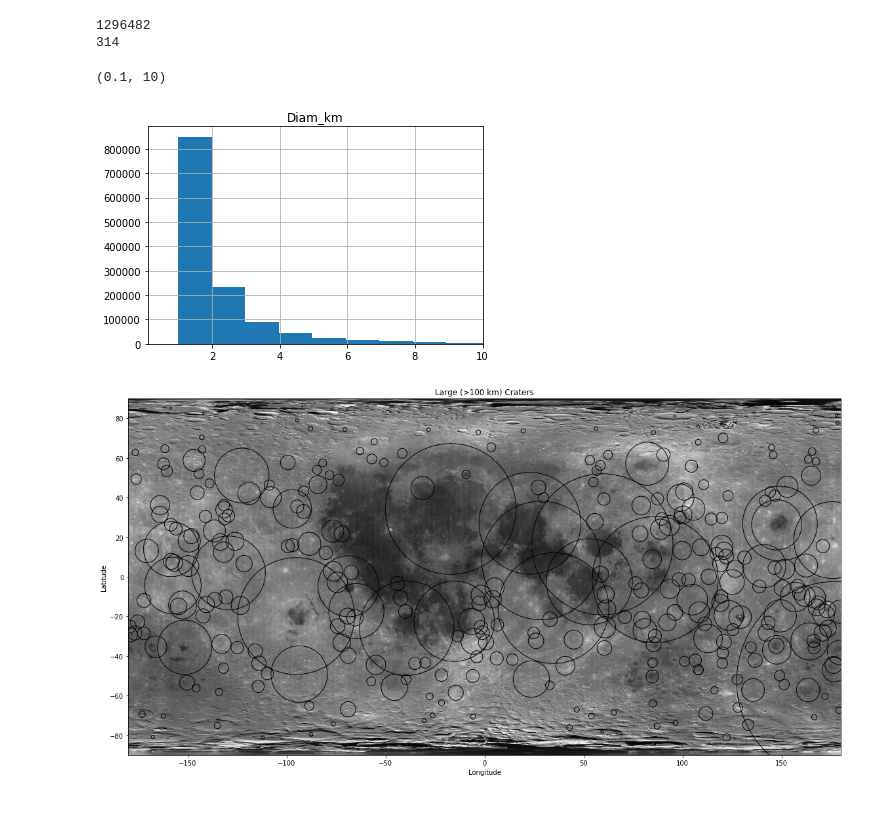
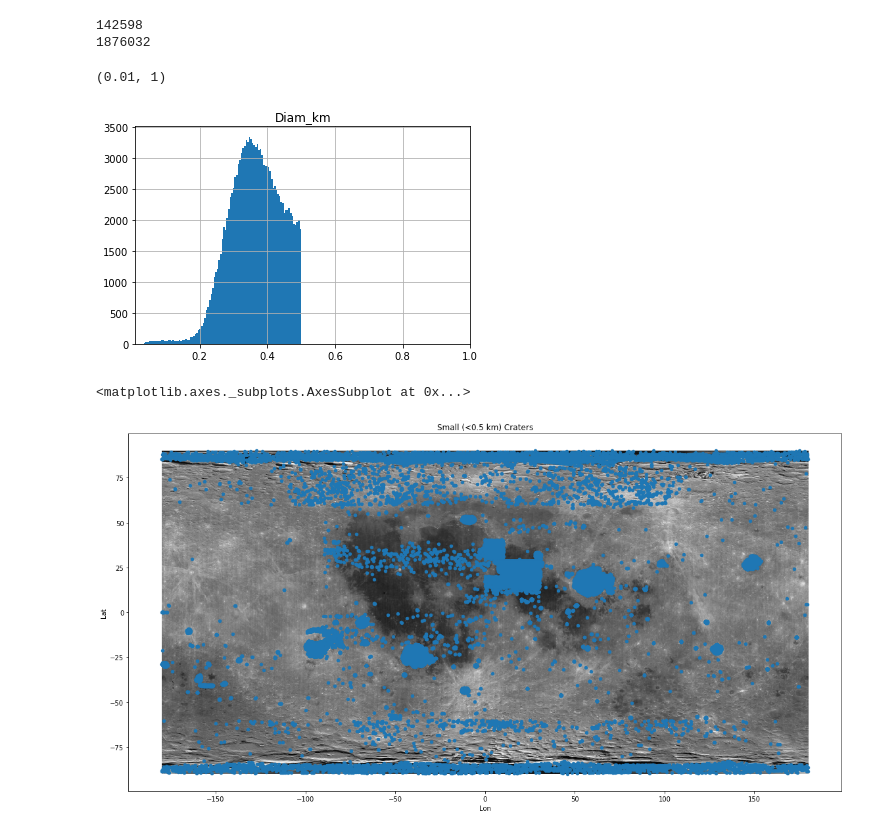
Before and after one commit to yuvalgrossman/DeepCrater, a Jupyter notebook: catalogues/import_Robbins2018_LunarCraters_Catalog.ipynb, the cells around one changed output. Cells and saved outputs as stored; diff of their text form; code cells hidden in the pictures; blank space fills up the shorter version.

Commit message:
update robbins catalog: added small craters part (<1km)

```diff
--- a/catalogues/import_Robbins2018_LunarCraters_Catalog.ipynb
+++ b/catalogues/import_Robbins2018_LunarCraters_Catalog.ipynb
@@ -49,0 +13,4 @@ cc.describe()
+# %%
+!rm -r lunar_crater*
+!rm -r Catalog_Moon_Release*
+cc=pd.read_csv('RobbinsLunarCraters.csv',index_col=0)
@@ -50,6 +45,6 @@ cc.describe()
 # %%
 # lon is between 0 and 360, lets make it compatible with the other catalogs:
-cc.loc[cc.Lon>180,'Lon']-=360
-cc.describe()
+cc2.loc[cc2.Lon>180,'Lon']-=360
+cc2.describe()
 # %% [output]
 |  | Lat | Lon | Diam_km |
@@ -63,0 +59,3 @@ cc.describe()
+# %%
+cc=pd.concat([cc,cc2])
+cc.describe()
@@ -64,35 +72,37 @@ cc.describe()
 # %%
 cc.to_csv('RobbinsLunarCraters.csv')
 # %%
-cc_small = cc[cc.Diam_km<=100]
+cc_small = cc[cc.Diam_km<=0.5]
 print(len(cc_small))
-cc_large = cc[cc.Diam_km>100]
+cc_large = cc[cc.Diam_km>0.5]
 print(len(cc_large))
 %matplotlib inline
 ax1 = cc_small.hist('Diam_km', bins=100)
-plt.xlim(0.1, 10)
+plt.xlim(0.01, 1)
 # %% [output]
-1296482
-314
+142598
+1876032
-(0.1, 10)
+(0.01, 1)
-[figure, old version]
+[figure, new version]
 # %%
 from PIL import Image
 import numpy as np
 # from matplotlib.patches import Circle
 data_path = '../../data/'
 albedo = Image.open(data_path + "/Clementine_albedo_simp750.jpg")
 
 fig = plt.figure(figsize=[20, 10])
 ax1 = plt.subplot(1,1,1)
 al_map = plt.imshow(albedo, extent=[-180, 180, -90, 90], aspect="equal", cmap="Greys_r")
 plt.xlabel("Longitude"); plt.ylabel("Latitude")
-plt.title('Large (>100 km) Craters')
-for index, row in cc_large.iterrows():
-    crater = plt.Circle((row.Lon,row.Lat),row.Diam_km/30*np.cos(row.Lat*np.pi/180), fill=False)
-    ax1.add_artist(crater)
+plt.title('Small (<0.5 km) Craters')
+# for index, row in cc_small.iterrows():
+#     crater = plt.Circle((row.Lon,row.Lat),row.Diam_km/30*np.cos(row.Lat*np.pi/180), fill=False)
+#     ax1.add_artist(crater)
+cc_small.plot('Lon','Lat', kind='scatter', ax=ax1)
 # %% [output]
+<matplotlib.axes._subplots.AxesSubplot at 0x...>
-[figure, old version]
+[figure, new version]
 # %%
 Head_cat = pd.read_csv('HeadCraters.csv')
 Head_cat.describe()
```
Also changed, not shown: parts of 12 cells of this notebook, 1 other file.
